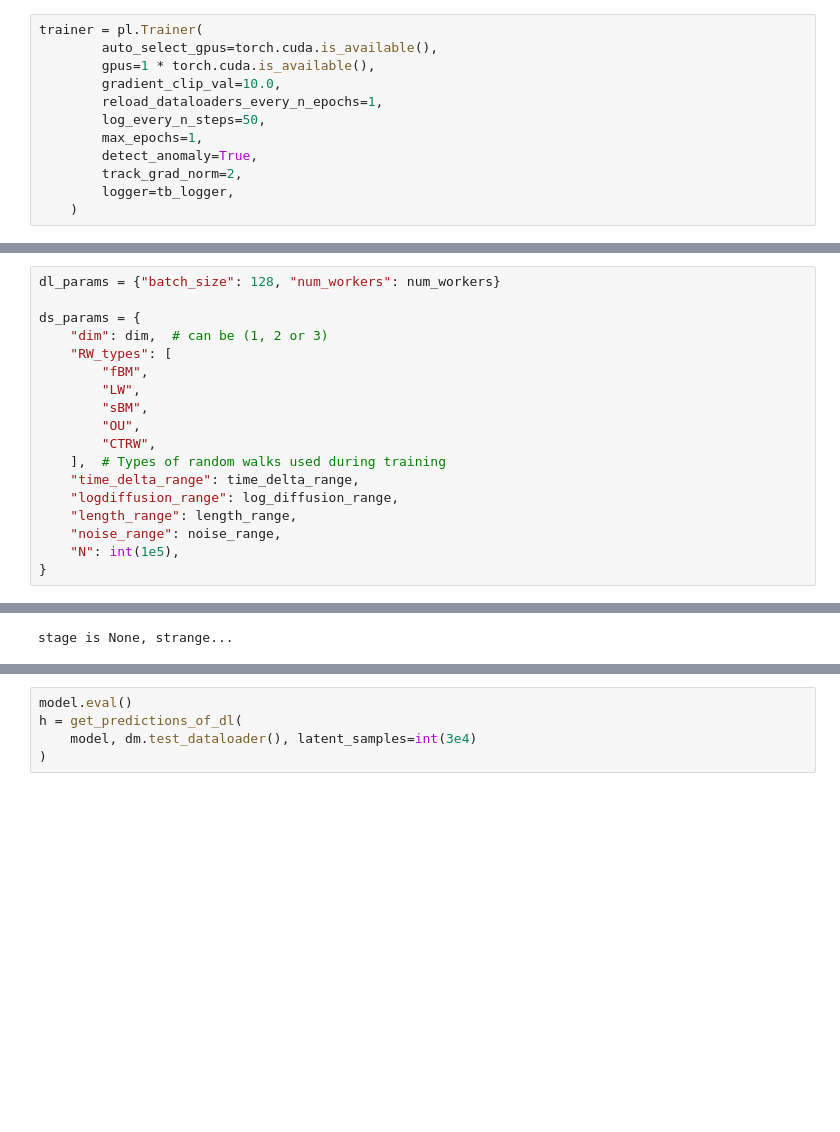
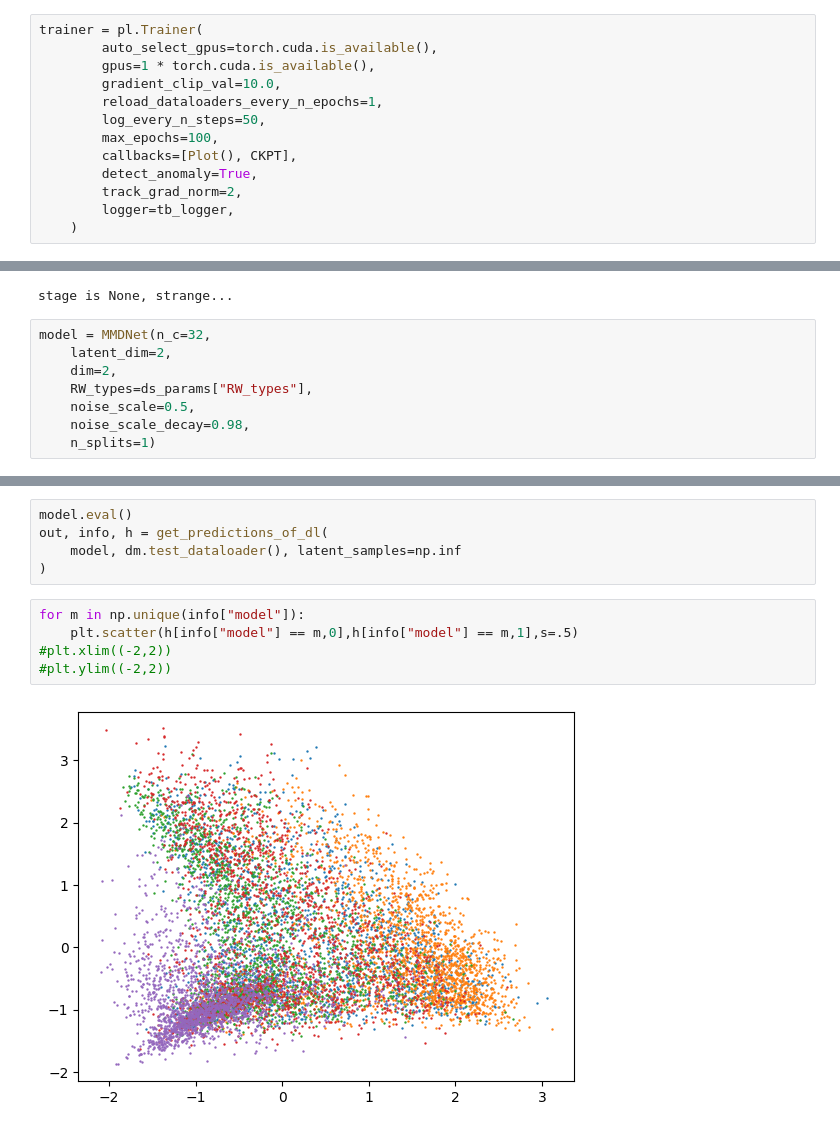
Before and after one commit to hippover/gratin, a Jupyter notebook: examples/MMD.ipynb, the cells around one changed output, grey strips where cells are left out. Cells and saved outputs as stored; diff of their text form; blank space fills up the shorter version.

```diff
--- a/examples/MMD.ipynb
+++ b/examples/MMD.ipynb
@@ -53,7 +142,8 @@ trainer = pl.Trainer(
         gradient_clip_val=10.0,
         reload_dataloaders_every_n_epochs=1,
         log_every_n_steps=50,
-        max_epochs=1,
+        max_epochs=100,
+        callbacks=[Plot(), CKPT],
         detect_anomaly=True,
         track_grad_norm=2,
         logger=tb_logger,
@@ -68,27 +151,17 @@ noise_range = (0.015,0.05)
-# %%
-dl_params = {"batch_size": 128, "num_workers": num_workers}
-
-ds_params = {
-    "dim": dim,  # can be (1, 2 or 3)
-    "RW_types": [
-        "fBM",
-        "LW",
-        "sBM",
-        "OU",
-        "CTRW",
-    ],  # Types of random walks used during training
-    "time_delta_range": time_delta_range,
-    "logdiffusion_range": log_diffusion_range,
-    "length_range": length_range,
-    "noise_range": noise_range,
-    "N": int(1e5),
-}
 # %%
 pl.seed_everything(1)
 dm = DataModule(ds_params=ds_params, dl_params=dl_params, graph_info=graph_info)
 dm.setup(plot=False)
 # %% [output]
 stage is None, strange...
+# %%
+model = MMDNet(n_c=32,
+    latent_dim=2,
+    dim=2,
+    RW_types=ds_params["RW_types"],
+    noise_scale=0.5,
+    noise_scale_decay=0.98,
+    n_splits=1)
 # %%
 with warnings.catch_warnings():
     warnings.simplefilter("ignore")
@@ -99,5 +242,12 @@ ValueError:
 # %%
 model.eval()
-h = get_predictions_of_dl(
-    model, dm.test_dataloader(), latent_samples=int(3e4)
+out, info, h = get_predictions_of_dl(
+    model, dm.test_dataloader(), latent_samples=np.inf
 )
+# %%
+for m in np.unique(info["model"]):
+    plt.scatter(h[info["model"] == m,0],h[info["model"] == m,1],s=.5)
+#plt.xlim((-2,2))
+#plt.ylim((-2,2))
+# %% [output]
+[figure, added]
```
Also changed, not shown: parts of 11 cells of this notebook, 10 other files.
